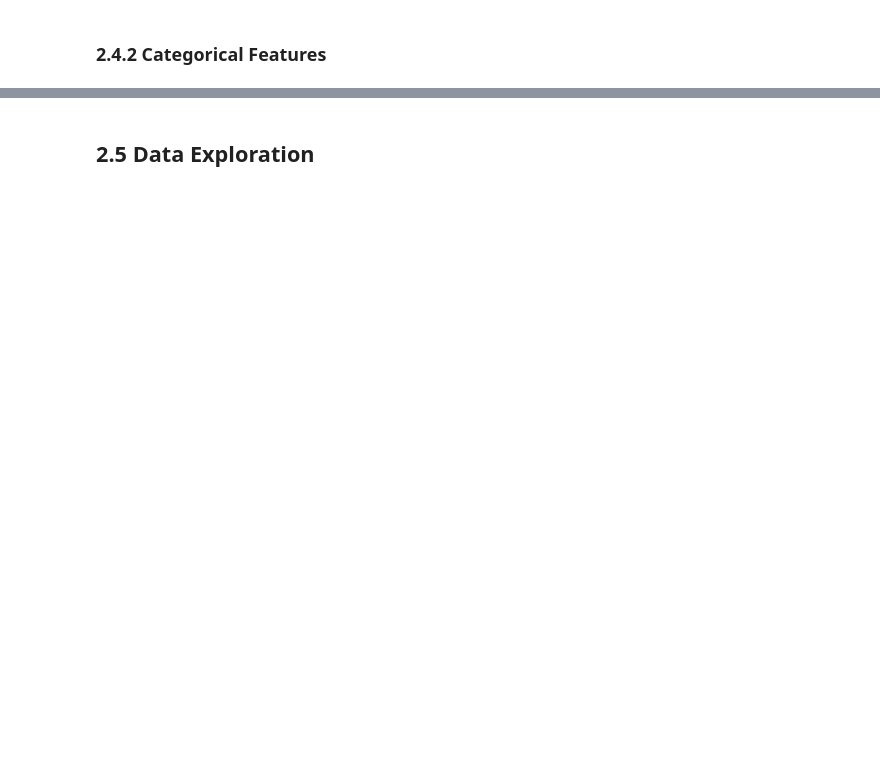
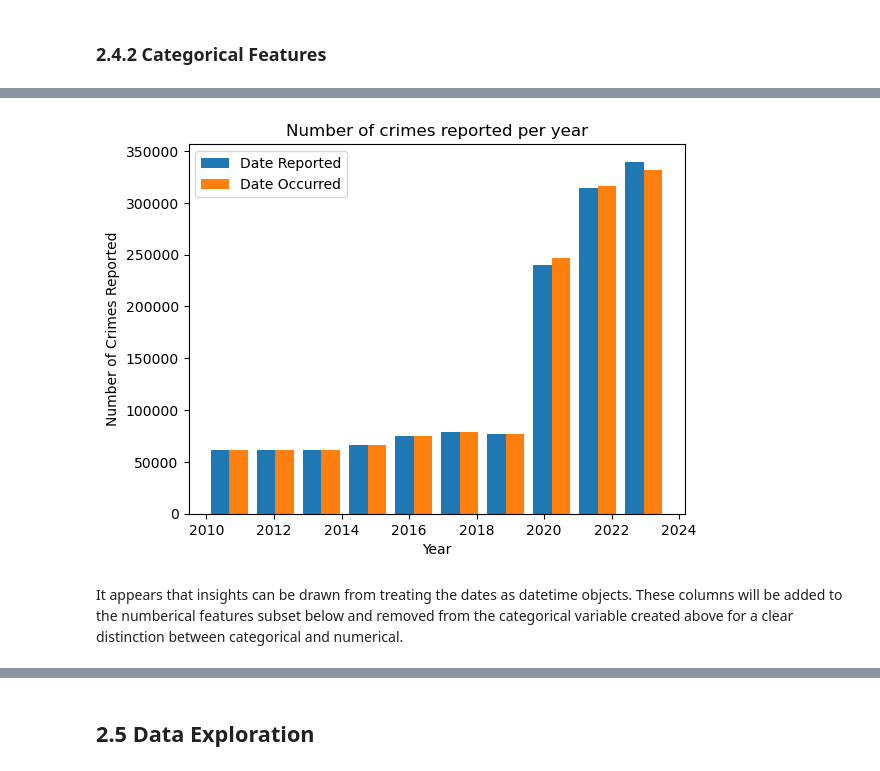
Before and after one commit to OCD0505/Springboard-Capstone-Project-Two, a Jupyter notebook: notebooks/2.0-faa-exploratory-data-analysis.ipynb, the cells around one changed output, grey strips where cells are left out. Saved outputs shown, nothing was run; the diff lists cells and outputs as text; code cells hidden in the pictures; blank space fills up the shorter version.

```diff
--- a/notebooks/2.0-faa-exploratory-data-analysis.ipynb
+++ b/notebooks/2.0-faa-exploratory-data-analysis.ipynb
@@ -46,0 +82,5 @@ crimeDataAdj.head()
+# %%
+# remove duplicate columns 'Unnamed: 0.1' and 'Unnamed: 0' since they are equivalent to the index
+
+crimeDataAdj = crimeDataAdj.loc[:,"DR Number":"LON"]
+crimeDataAdj.head(2)
@@ -47,4 +92,5 @@ crimeDataAdj.head()
 # %% [markdown]
 ### 2.4.2 Categorical Features <a id='2.4.2_Categorical_Features'></a>
 # %%
-crimeDataAdj.select_dtypes('object').info()
+crimeDataAdjCat = crimeDataAdj.select_dtypes('object')
+crimeDataAdjCat.info()
@@ -52,0 +130,6 @@ crimeDataAdj.select_dtypes('object').describe()
+# %%
+# subset te dataframe to explore only the date columns
+crimeDates = crimeDataAdjCat.loc[:,"Date Reported":"Date Occurred"]
+# %%
+# convert to datetime to analyze
+crimeDates_converted = crimeDates.apply(lambda x: x.map(lambda y: datetime.strptime(y,'%Y-%m-%d')))
@@ -52,0 +146,10 @@ crimeDataAdj.select_dtypes('object').describe()
+# %%
+_=plt.hist(crimeDates_converted)
+_=plt.xlabel("Year")
+_=plt.ylabel("Number of Crimes Reported")
+_=plt.legend(crimeDates_converted.columns)
+_=plt.title("Number of crimes reported per year")
+# %% [output]
+[figure, added]
+# %% [markdown]
+It appears that insights can be drawn from treating the dates as datetime objects. These columns will be added to the numberical features subset below and removed from the categorical variable created above for a clear distinction between categorical and numerical.
```
Also changed, not shown: parts of 61 cells of this notebook.
